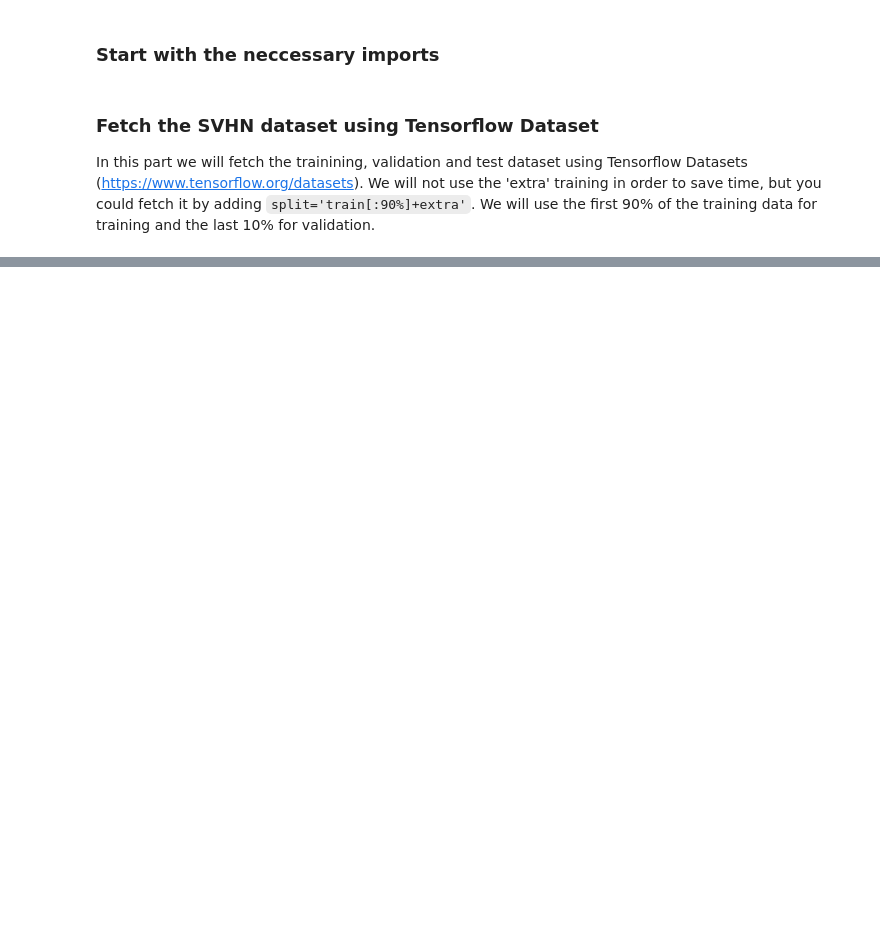
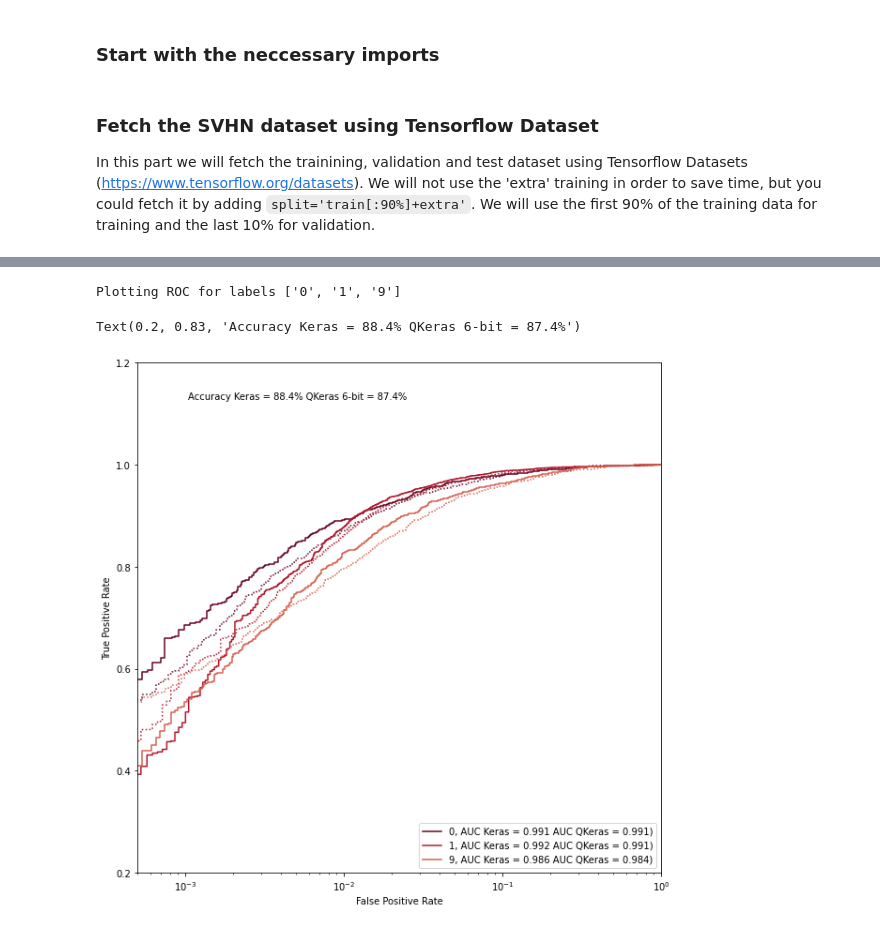
Before and after one commit to fastmachinelearning/hls4ml-tutorial, a Jupyter notebook: part6_cnns.ipynb, the cells around one changed output, grey strips where cells are left out. Cells and saved outputs as stored; diff of their text form; code cells hidden in the pictures; blank space fills up the shorter version.

Commit message:
Adding QKeras model and start of hls4ml part for cnn tutorial

```diff
--- a/part6_cnns.ipynb
+++ b/part6_cnns.ipynb
@@ -68,0 +125,8 @@ We then need to define a model. We want the lowest latency model possible and th
+# %%
+for layer in model.layers:
+    if layer.__class__.__name__ in ['Conv2D', 'Dense']:
+        w = layer.get_weights()[0]
+        layersize = np.prod(w.shape)
+        print("{}: {}".format(layer.name,layersize)) # 0 = weights, 1 = biases
+        if (layersize > 4096): # assuming that shape[0] is batch, i.e., 'None'
+           print("Layer {} is too large ({}), are you sure you want to train?".format(layer.name,layersize))
@@ -76,0 +274,2 @@ model.summary()
+# %%
+qmodel_pruned = tf.keras.models.clone_model( qmodel, clone_function=pruneFunction)
@@ -76,0 +324,8 @@ model.summary()
+# %%
+predict_baseline    = model_pruned.predict(X_test)
+test_score_baseline = model_pruned.evaluate(X_test, Y_test)
+
+predict_qkeras    = qmodel_pruned.predict(X_test)
+test_score_qkeras = qmodel_pruned.evaluate(X_test, Y_test)
+
+print('Keras accuracy = {} , QKeras 6-bit accuracy = {}'.format(test_score_baseline[1],test_score_qkeras[1]))
@@ -76,0 +336,49 @@ model.summary()
+# %%
+import matplotlib.pyplot as plt
+import pandas as pd
+from sklearn import metrics
+
+
+# labels=['%i'%nr for nr in range (0,n_classes)] #If you want to look at all the labels
+labels = ['0','1','9'] #Lets look at only a few labels, here for digits 0, 1 and 9
+print('Plotting ROC for labels {}'.format(labels))
+
+df = pd.DataFrame()
+df_q = pd.DataFrame()
+fpr  = {}
+tpr  = {}
+auc1 = {}
+fpr_q  = {}
+tpr_q  = {}
+auc1_q = {}
+%matplotlib inline
+colors  = ['#67001f','#b2182b','#d6604d','#f4a582','#fddbc7','#d1e5f0','#92c5de','#4393c3','#2166ac','#053061']
+fig = plt.figure(figsize=(10,10))
+for i, label in enumerate(labels):
+    df[label] = Y_test[:,int(label)]
+    df[label + '_pred'] = predict_baseline[:,int(label)]
+    fpr[label], tpr[label], threshold = metrics.roc_curve(df[label],df[label+'_pred'])
+    auc1[label] = metrics.auc(fpr[label], tpr[label])
+
+    df_q[label] = Y_test[:,int(label)]
+    df_q[label + '_pred'] = predict_qkeras[:,int(label)]
+    fpr_q[label], tpr_q[label], threshold_q = metrics.roc_curve(df_q[label],df_q[label+'_pred'])
+    auc1_q[label] = metrics.auc(fpr_q[label], tpr_q[label])
+
+    plt.plot(fpr[label],tpr[label]    ,label=r'{}, AUC Keras = {:.3f} AUC QKeras = {:.3f})'.format(label,auc1[label],auc1_q[label]), linewidth=1.5,c=colors[i],linestyle='solid')
+    plt.plot(fpr_q[label],tpr_q[label], linewidth=1.5,c=colors[i],linestyle='dotted')
+
+plt.semilogx()
+plt.ylabel("True Positive Rate")
+plt.xlabel("False Positive Rate")
+plt.xlim(0.0005,1.)
+plt.ylim(0.2,1.2)
+plt.legend(loc='lower right')
+plt.figtext(0.2, 0.83,r'Accuracy Keras = {:.1f}% QKeras 6-bit = {:.1f}%'.format(test_score_baseline[1]*100,test_score_qkeras[1]*100), wrap=True, horizontalalignment='left',verticalalignment='center')
+
+
+#     getSingleRoc(X_test, labels, Y_test, model_tmp)
+# %% [output]
+Plotting ROC for labels ['0', '1', '9']
+Text(0.2, 0.83, 'Accuracy Keras = 88.4% QKeras 6-bit = 87.4%')
+[figure, added]
```
Also changed, not shown: parts of 26 cells of this notebook, 2 other files.
